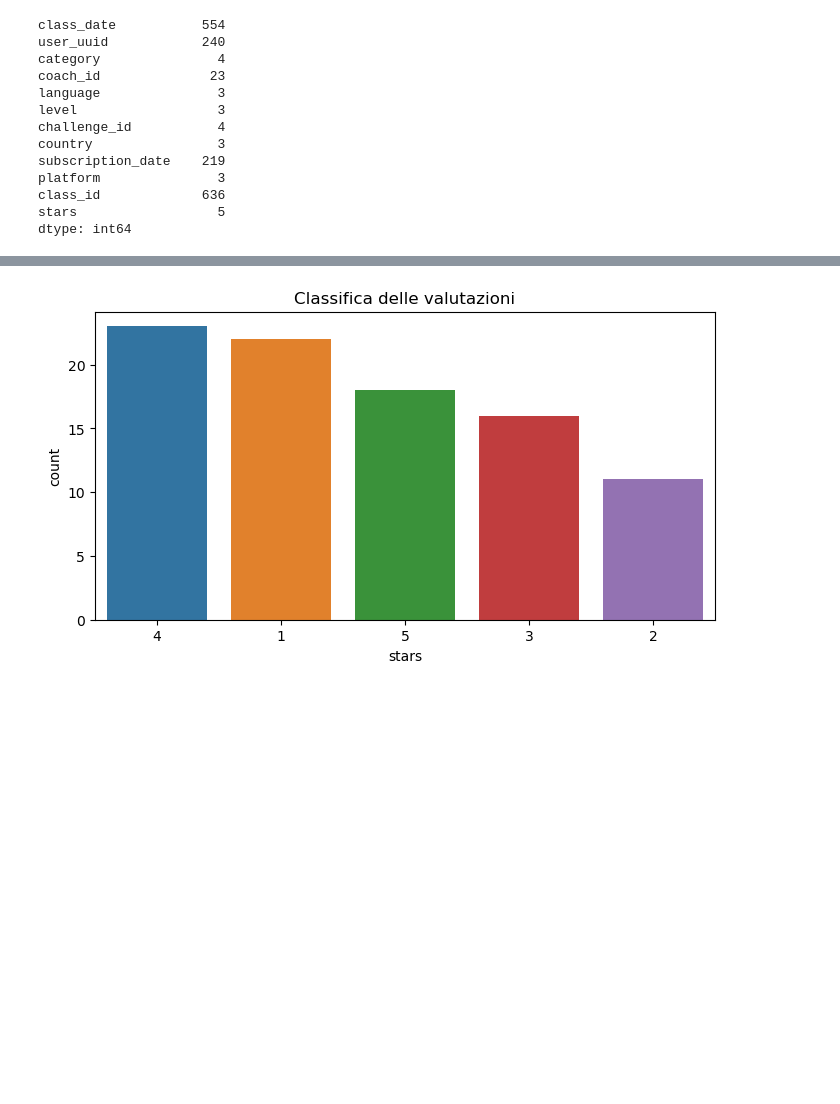
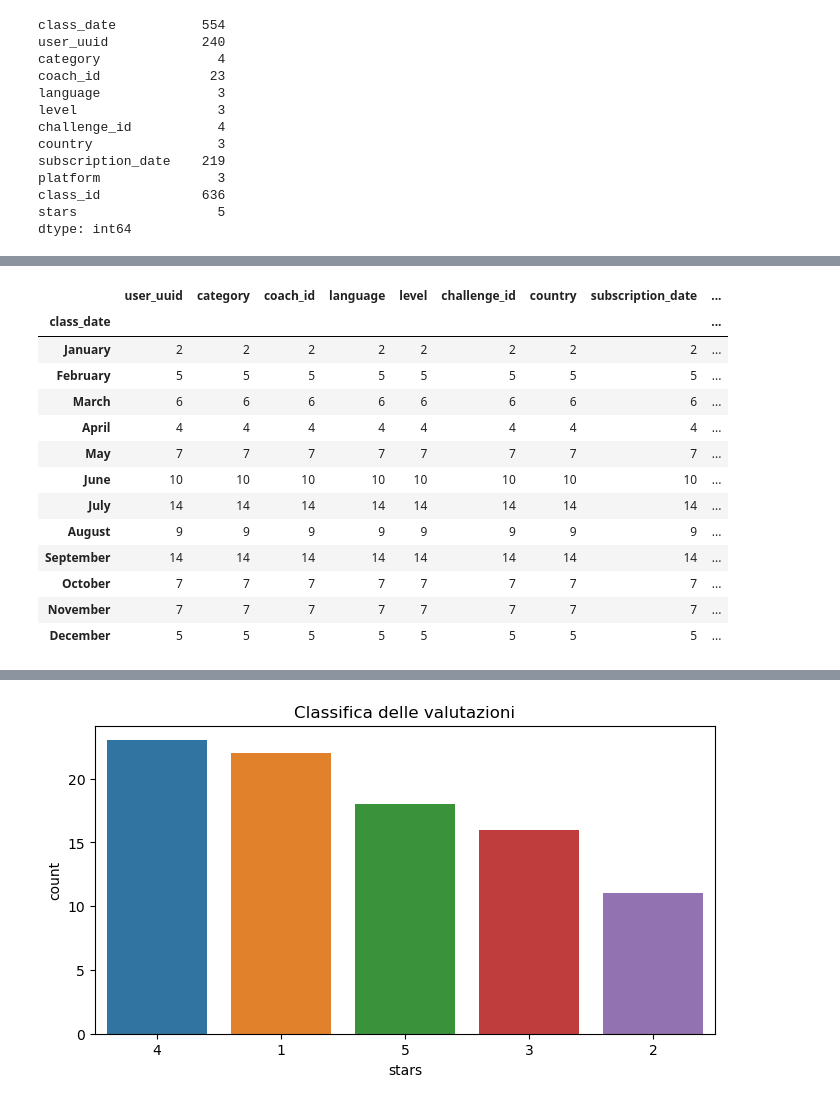
Before and after one commit to France-Man/Final-Project-Data-Analysis-V2, a Jupyter notebook: backup eda.ipynb, the cells around one changed output, grey strips where cells are left out. Saved outputs shown, nothing was run; the diff lists cells and outputs as text; code cells hidden in the pictures; blank space fills up the shorter version.

```diff
--- a/backup eda.ipynb
+++ b/backup eda.ipynb
@@ -96,5 +126,21 @@ timeser_2021.set_index('class_date',inplace=True)
 # %%
 mediaDfQuart_2021 = timeser_2021.resample('M').count()
+mediaDfQuart_2021.index = mediaDfQuart_2021.index.month_name()
+# %% [output]
+|  | user_uuid | category | coach_id | language | level | challenge_id | country | subscription_date | ... |
+| class_date |  |  |  |  |  |  |  |  | ... |
+| January | 2 | 2 | 2 | 2 | 2 | 2 | 2 | 2 | ... |
+| February | 5 | 5 | 5 | 5 | 5 | 5 | 5 | 5 | ... |
+| March | 6 | 6 | 6 | 6 | 6 | 6 | 6 | 6 | ... |
+| April | 4 | 4 | 4 | 4 | 4 | 4 | 4 | 4 | ... |
+| May | 7 | 7 | 7 | 7 | 7 | 7 | 7 | 7 | ... |
+| June | 10 | 10 | 10 | 10 | 10 | 10 | 10 | 10 | ... |
+| July | 14 | 14 | 14 | 14 | 14 | 14 | 14 | 14 | ... |
+| August | 9 | 9 | 9 | 9 | 9 | 9 | 9 | 9 | ... |
+| September | 14 | 14 | 14 | 14 | 14 | 14 | 14 | 14 | ... |
+| October | 7 | 7 | 7 | 7 | 7 | 7 | 7 | 7 | ... |
+| November | 7 | 7 | 7 | 7 | 7 | 7 | 7 | 7 | ... |
+| December | 5 | 5 | 5 | 5 | 5 | 5 | 5 | 5 | ... |
 # %%
 #Serie Temporale sugli abbonati
 plt.figure(figsize=(15,6))
```
Also changed, not shown: parts of 20 cells of this notebook, 2 other files.
